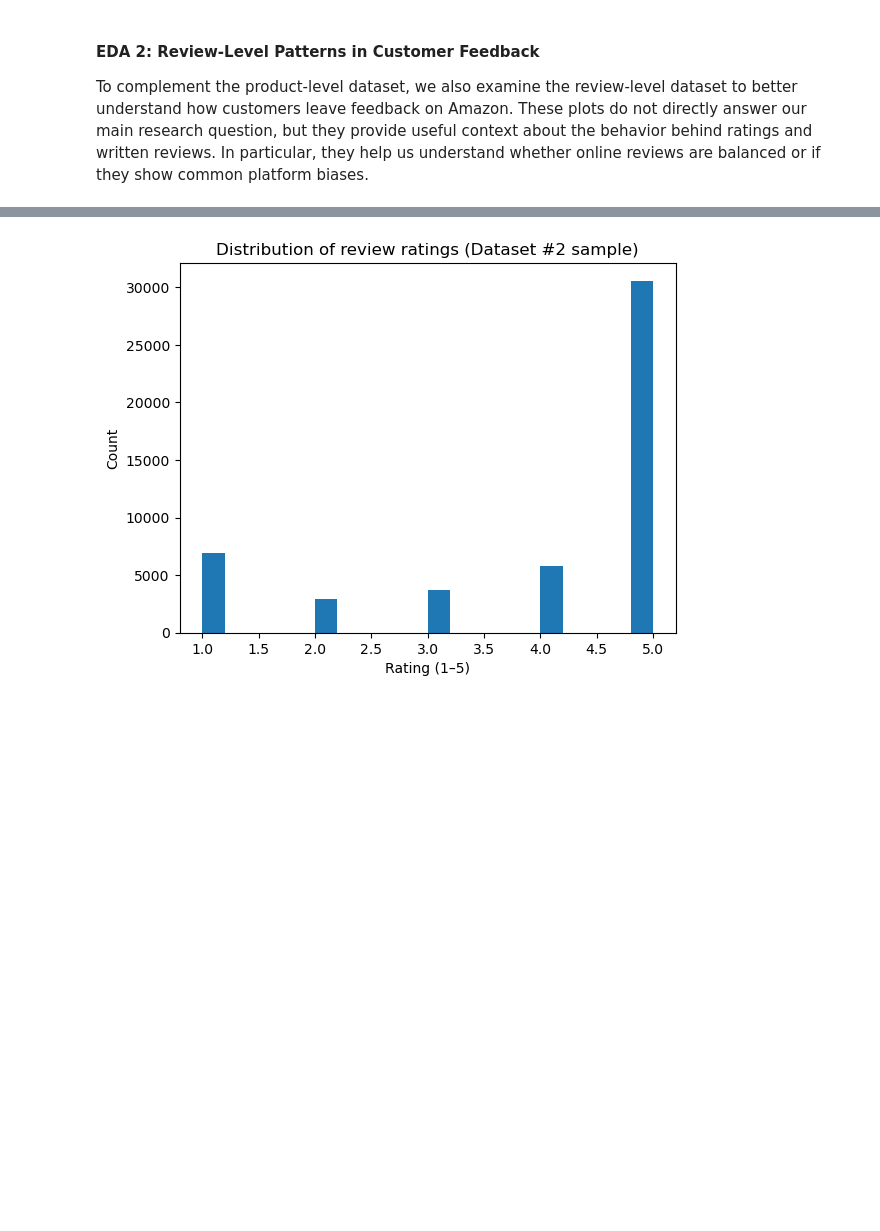
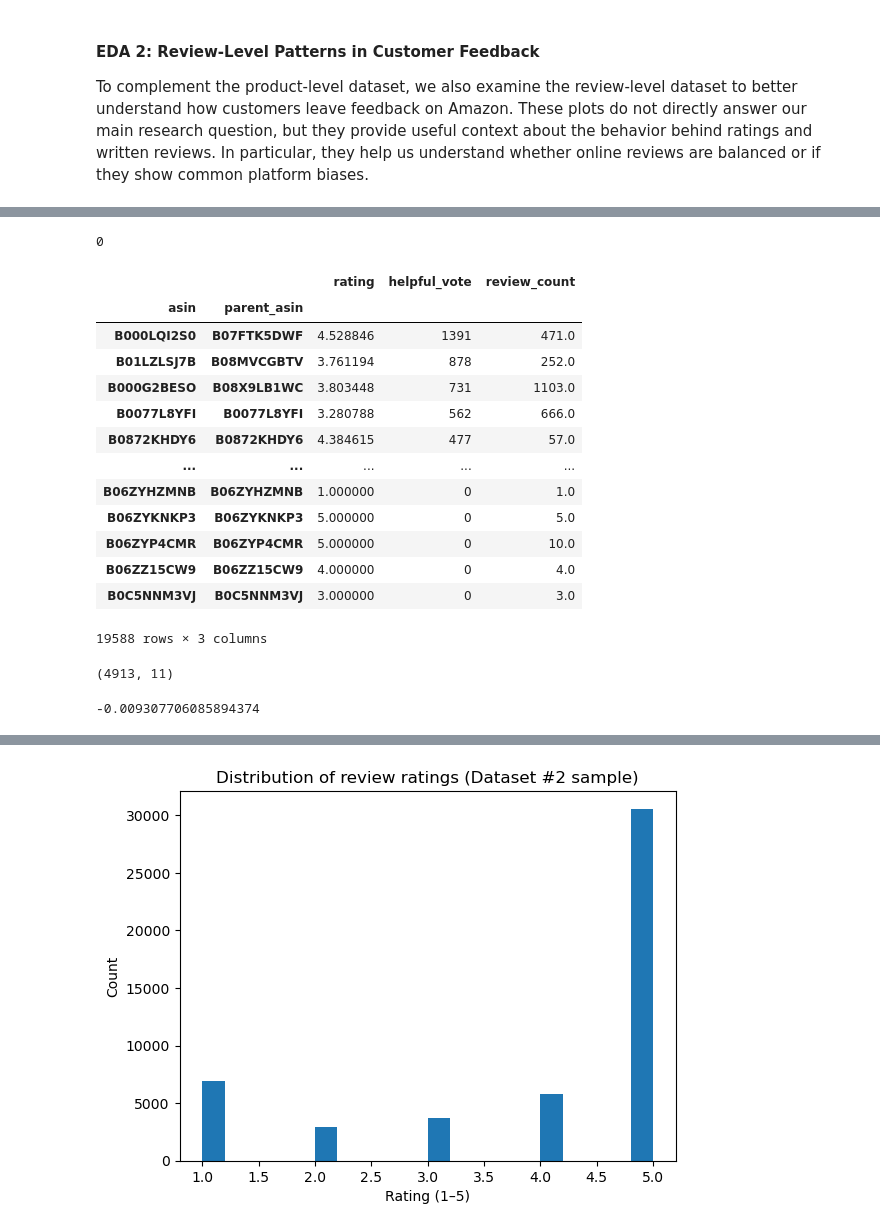
Before and after one commit to COGS108/Group129_WI26, a Jupyter notebook: 02-EDACheckpoint.ipynb, the cells around one changed output, grey strips where cells are left out. Saved outputs shown, nothing was run; the diff lists cells and outputs as text; code cells hidden in the pictures; blank space fills up the shorter version.

```diff
--- a/02-EDACheckpoint.ipynb
+++ b/02-EDACheckpoint.ipynb
@@ -405,0 +445,32 @@ df2_reviews.shape, df2_reviews.columns
+# %%
+(df2_reviews.groupby('asin')['parent_asin'].nunique() !=1).sum()
+# %% [output]
+0
+# %%
+grouped = df2_reviews.groupby(['asin', 'parent_asin'])[['asin', 'parent_asin', 'rating', 'helpful_vote']].agg({'rating': 'mean', 'helpful_vote': 'sum'})
+grouped['review_count'] = df2_reviews.groupby(['asin', 'parent_asin'])['rating'].sum('rating')
+grouped.sort_values('helpful_vote', ascending=False)
+# %% [output]
+|  |  | rating | helpful_vote | review_count |
+| asin | parent_asin |  |  |  |
+| B000LQI2S0 | B07FTK5DWF | 4.528846 | 1391 | 471.0 |
+| B01LZLSJ7B | B08MVCGBTV | 3.761194 | 878 | 252.0 |
+| B000G2BESO | B08X9LB1WC | 3.803448 | 731 | 1103.0 |
+| B0077L8YFI | B0077L8YFI | 3.280788 | 562 | 666.0 |
+| B0872KHDY6 | B0872KHDY6 | 4.384615 | 477 | 57.0 |
+| ... | ... | ... | ... | ... |
+| B06ZYHZMNB | B06ZYHZMNB | 1.000000 | 0 | 1.0 |
+| B06ZYKNKP3 | B06ZYKNKP3 | 5.000000 | 0 | 5.0 |
+| B06ZYP4CMR | B06ZYP4CMR | 5.000000 | 0 | 10.0 |
+| B06ZZ15CW9 | B06ZZ15CW9 | 4.000000 | 0 | 4.0 |
+| B0C5NNM3VJ | B0C5NNM3VJ | 3.000000 | 0 | 3.0 |
+19588 rows × 3 columns
+# %%
+Unverified_purchase = df2_reviews[df2_reviews['verified_purchase'] == False]
+Unverified.shape
+# %% [output]
+(4913, 11)
+# %%
+df2_reviews['rating'].mean() - Unverified['rating'].mean()
+# %% [output]
+-0.009307706085894374
```
Also changed, not shown: parts of 7 cells of this notebook.
